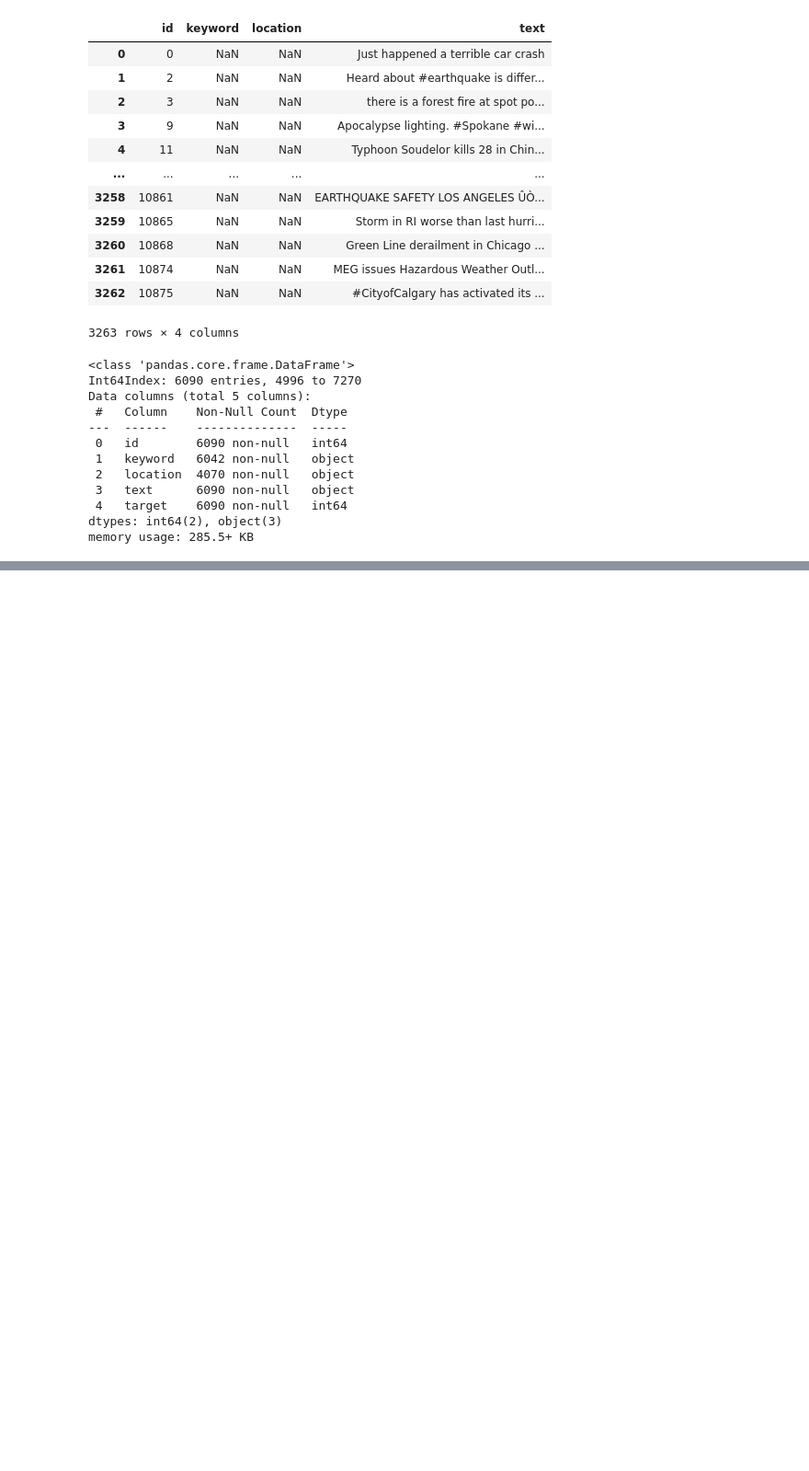
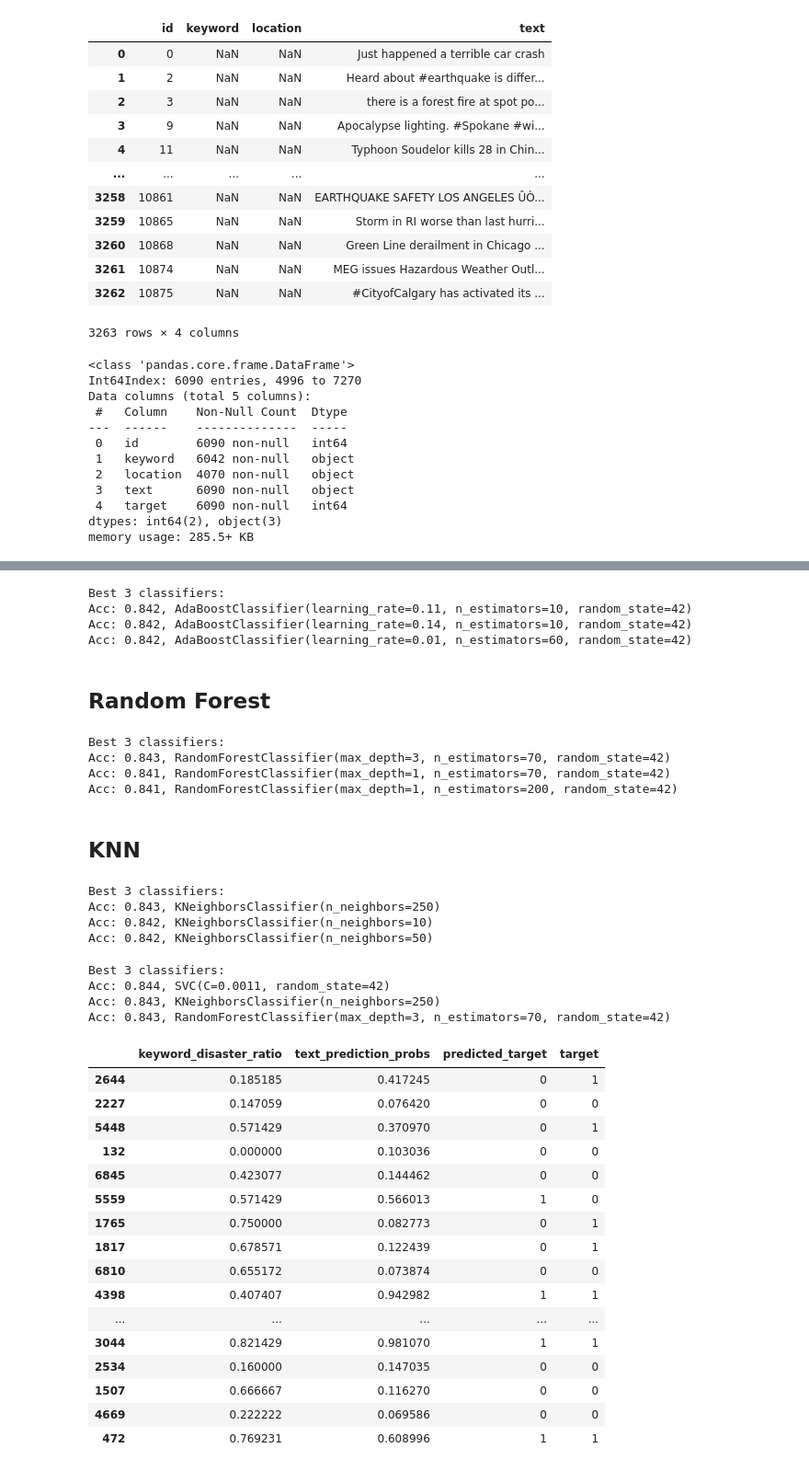
Before and after one commit to niggoo/nlp-disaster-tweets-classification, a Jupyter notebook: nlp-disaster-tweets-classification.ipynb, the cells around one changed output, grey strips where cells are left out. Shown at 92% size. Saved outputs shown, nothing was run; the diff lists cells and outputs as text; code cells hidden in the pictures; blank space fills up the shorter version.

```diff
--- a/nlp-disaster-tweets-classification.ipynb
+++ b/nlp-disaster-tweets-classification.ipynb
@@ -396,0 +598,68 @@ sample_submission.to_csv("submission.csv", index=False)
+# %%
+best_ada = hyperparameter_grid_search(evaluate_ada, {
+    "n_estimators": [10, 30, 60, 80, 100,  200, 250, 300],
+    "learning_rate": np.arange(0.01, 0.2, 0.01)
+}, train_x, train_y, val_x, val_y)
+# %% [output]
+Best 3 classifiers:
+Acc: 0.842, AdaBoostClassifier(learning_rate=0.11, n_estimators=10, random_state=42)
+Acc: 0.842, AdaBoostClassifier(learning_rate=0.14, n_estimators=10, random_state=42)
+Acc: 0.842, AdaBoostClassifier(learning_rate=0.01, n_estimators=60, random_state=42)
+# %% [markdown]
+## Random Forest
+# %%
+best_rf = hyperparameter_grid_search(evaluate_rf, {
+    "n_estimators": [10, 50, 70, 100,  200, 250, 300],
+    "max_depth": [None, 1, 2, 3, 4, 5],
+}, train_x, train_y, val_x, val_y)
+# %% [output]
+Best 3 classifiers:
+Acc: 0.843, RandomForestClassifier(max_depth=3, n_estimators=70, random_state=42)
+Acc: 0.841, RandomForestClassifier(max_depth=1, n_estimators=70, random_state=42)
+Acc: 0.841, RandomForestClassifier(max_depth=1, n_estimators=200, random_state=42)
+# %% [markdown]
+## KNN
+# %%
+best_knn = hyperparameter_grid_search(evaluate_knn, {
+    "n_neighbors": [1, 2, 3, 5, 6, 7, 8, 10, 50, 100, 200, 250, 300]
+}, train_x, train_y, val_x, val_y)
+# %% [output]
+Best 3 classifiers:
+Acc: 0.843, KNeighborsClassifier(n_neighbors=250)
+Acc: 0.842, KNeighborsClassifier(n_neighbors=10)
+Acc: 0.842, KNeighborsClassifier(n_neighbors=50)
+# %%
+results = [best_svc, best_ada, best_knn, best_rf]
+results.sort(key=lambda d: d['val_acc'], reverse=True)
+
+print("Best 3 classifiers: ")
+for r in results[:3]:
+    print(f"Acc: {r['val_acc']:.3f}, {r['clf']}")
+
+best_overall = results[0]
+# %% [output]
+Best 3 classifiers:
+Acc: 0.844, SVC(C=0.0011, random_state=42)
+Acc: 0.843, KNeighborsClassifier(n_neighbors=250)
+Acc: 0.843, RandomForestClassifier(max_depth=3, n_estimators=70, random_state=42)
+# %%
+val_df['predicted_target'] = best_overall['clf'].predict(val_x)
+val_df[["keyword_disaster_ratio", "text_prediction_probs", "predicted_target", "target"]].head(25)
+# %% [output]
+|  | keyword_disaster_ratio | text_prediction_probs | predicted_target | target |
+| 2644 | 0.185185 | 0.417245 | 0 | 1 |
+| 2227 | 0.147059 | 0.076420 | 0 | 0 |
+| 5448 | 0.571429 | 0.370970 | 0 | 1 |
+| 132 | 0.000000 | 0.103036 | 0 | 0 |
+| 6845 | 0.423077 | 0.144462 | 0 | 0 |
+| 5559 | 0.571429 | 0.566013 | 1 | 0 |
+| 1765 | 0.750000 | 0.082773 | 0 | 1 |
+| 1817 | 0.678571 | 0.122439 | 0 | 1 |
+| 6810 | 0.655172 | 0.073874 | 0 | 0 |
+| 4398 | 0.407407 | 0.942982 | 1 | 1 |
+| ... | ... | ... | ... | ... |
+| 3044 | 0.821429 | 0.981070 | 1 | 1 |
+| 2534 | 0.160000 | 0.147035 | 0 | 0 |
+| 1507 | 0.666667 | 0.116270 | 0 | 0 |
+| 4669 | 0.222222 | 0.069586 | 0 | 0 |
+| 472 | 0.769231 | 0.608996 | 1 | 1 |
```
Also changed, not shown: parts of 53 cells of this notebook, 1 other file.
